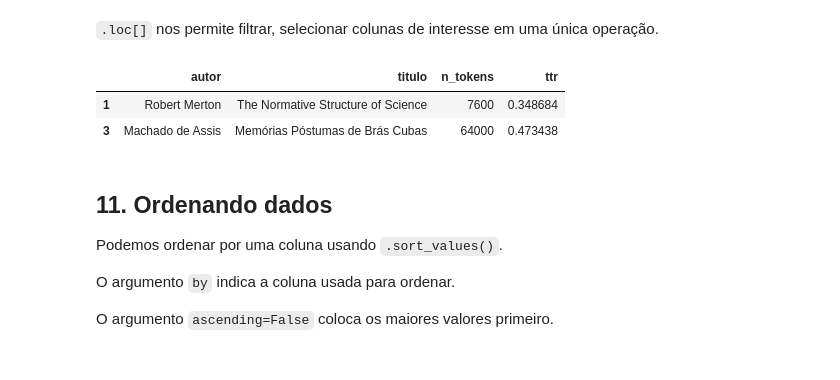
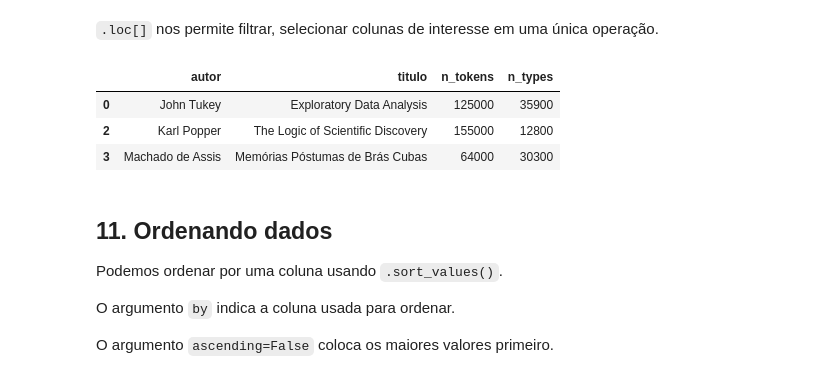
Before and after one commit to jhlopesalves/eda_humanidades, a Jupyter notebook: encontro_4/enc_4.ipynb, the cells around one changed output. Saved outputs shown, nothing was run; the diff lists cells and outputs as text; code cells hidden in the pictures.

```diff
--- a/encontro_4/enc_4.ipynb
+++ b/encontro_4/enc_4.ipynb
@@ -250,7 +250,7 @@ obras = [
         "area": "filosofia",
         "ano": 1934,
         "n_tokens": 155_000,
-        "n_types": 42_800,
+        "n_types": 12_800,
     },
 ]
 
@@ -427,13 +430,14 @@ obras_df[obras_df["area"] == "estatística"]
 `.loc[]` nos permite filtrar, selecionar colunas de interesse em uma única operação.
 # %%
 obras_df.loc[
-    obras_df["ttr"] > 0.3,
-    ["autor", "titulo", "n_tokens", "ttr"],
+    obras_df["n_tokens"] > 50_000,
+    ["autor", "titulo", "n_tokens", "n_types"],
 ]
 # %% [output]
-|  | autor | titulo | n_tokens | ttr |
-| 1 | Robert Merton | The Normative Structure of Science | 7600 | 0.348684 |
-| 3 | Machado de Assis | Memórias Póstumas de Brás Cubas | 64000 | 0.473438 |
+|  | autor | titulo | n_tokens | n_types |
+| 0 | John Tukey | Exploratory Data Analysis | 125000 | 35900 |
+| 2 | Karl Popper | The Logic of Scientific Discovery | 155000 | 12800 |
+| 3 | Machado de Assis | Memórias Póstumas de Brás Cubas | 64000 | 30300 |
 # %% [markdown]
 ## 11. Ordenando dados
 
```
Also changed, not shown: parts of 11 cells of this notebook, 8 other files.
